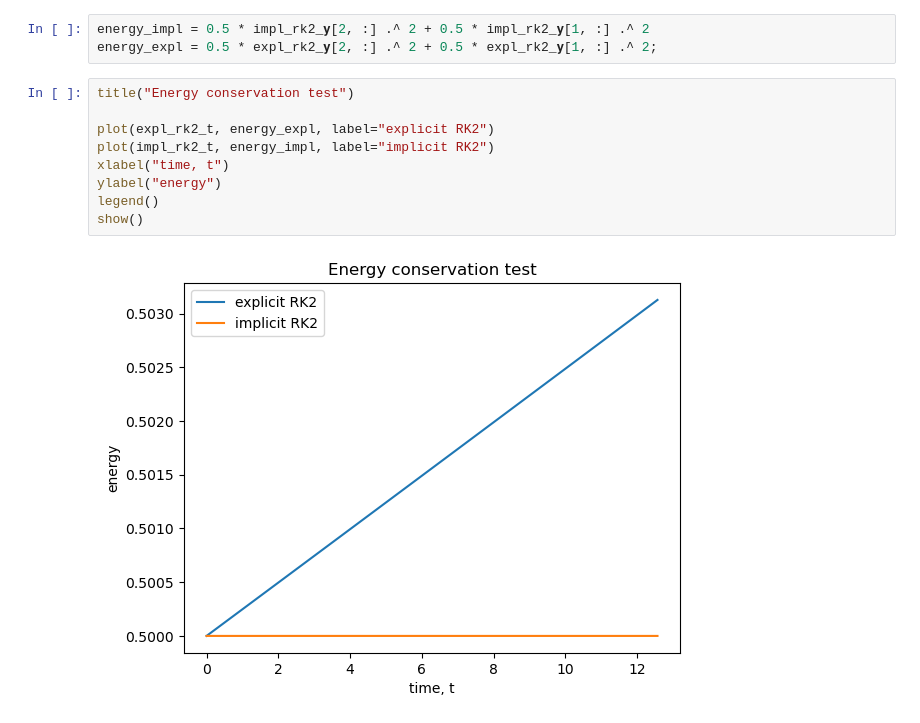
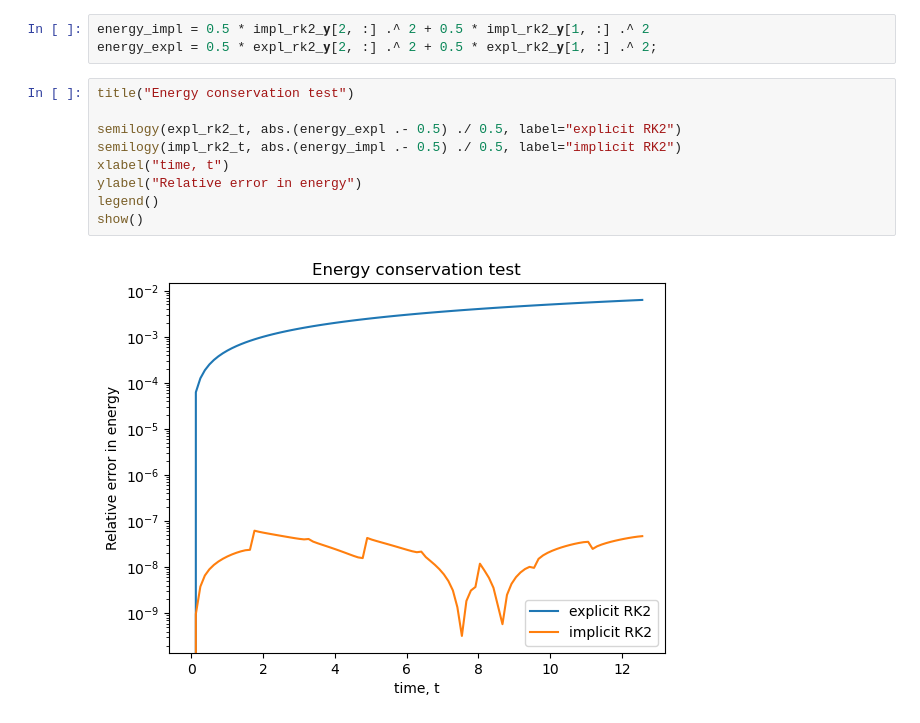
Before and after one commit to tkeegan12/Course_Computational_Physics_and_Engineering, a Jupyter notebook: Module3_Ordinary_Differential_Equations.ipynb, the cells around one changed output. Saved outputs shown, nothing was run; the diff lists cells and outputs as text.

```diff
--- a/Module3_Ordinary_Differential_Equations.ipynb
+++ b/Module3_Ordinary_Differential_Equations.ipynb
@@ -470,11 +470,11 @@ energy_expl = 0.5 * expl_rk2_𝐲[2, :] .^ 2 + 0.5 * expl_rk2_𝐲[1, :] .^ 2;
 # %%
 title("Energy conservation test")
 
-plot(expl_rk2_t, energy_expl, label="explicit RK2")
-plot(impl_rk2_t, energy_impl, label="implicit RK2")
+semilogy(expl_rk2_t, abs.(energy_expl .- 0.5) ./ 0.5, label="explicit RK2")
+semilogy(impl_rk2_t, abs.(energy_impl .- 0.5) ./ 0.5, label="implicit RK2")
 xlabel("time, t")
-ylabel("energy")
+ylabel("Relative error in energy")
 legend()
 show()
 # %% [output]
-[figure, old version]
+[figure, new version]
```
Also changed, not shown: parts of 10 cells of this notebook.
